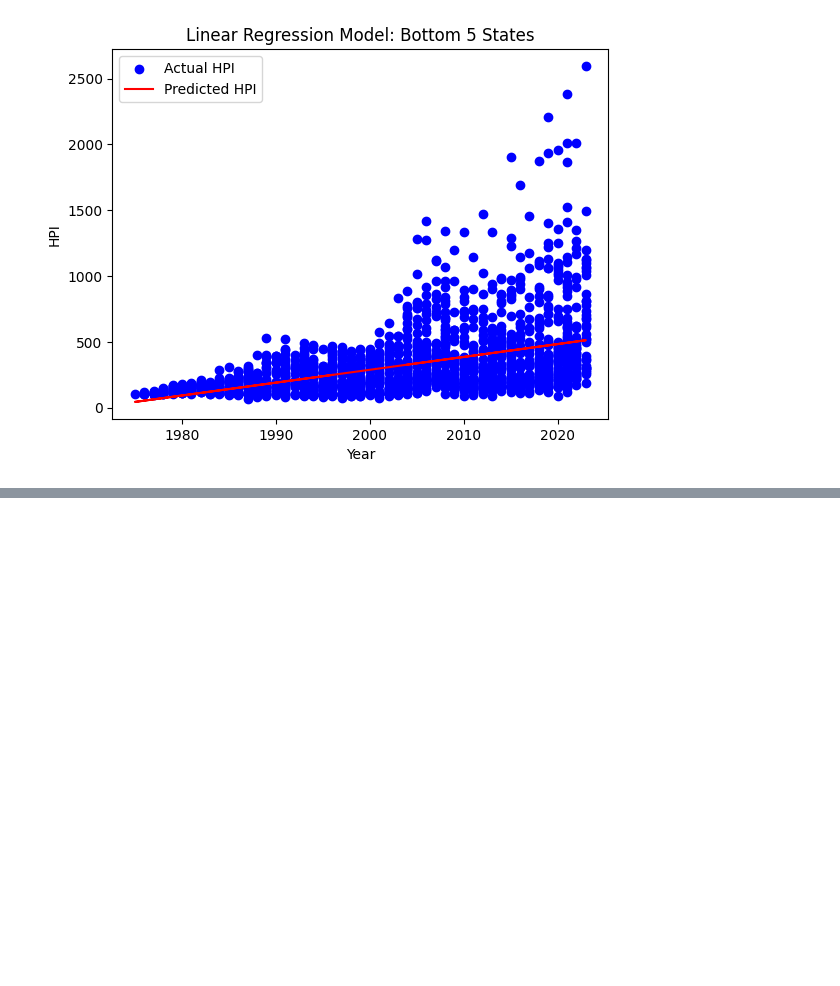
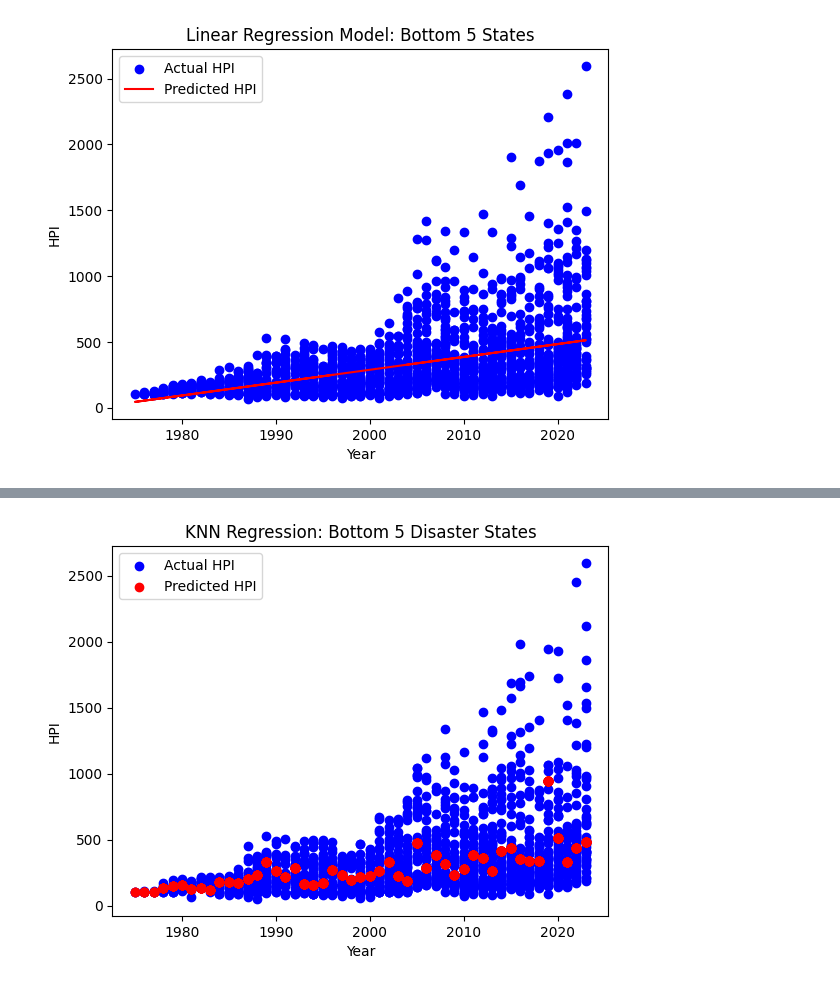
Before and after one commit to sofiadellarosa/FinalProjectDS, a Jupyter notebook: DSproject.ipynb, the cells around one changed output, grey strips where cells are left out. Saved outputs shown, nothing was run; the diff lists cells and outputs as text; code cells hidden in the pictures; blank space fills up the shorter version.

```diff
--- a/DSproject.ipynb
+++ b/DSproject.ipynb
@@ -909,0 +960,3 @@ So, if a state has an HPI of 300, its housing market has seen moderate growth. I
+# %%
+low_states_list = low_states.tolist()  # Convert Index to list
+hpi_low = hpi_df[hpi_df['state_id'].isin(low_states_list)]  # Filter by states
@@ -909,0 +1006,11 @@ So, if a state has an HPI of 300, its housing market has seen moderate growth. I
+# %%
+# Plot predictions
+plt.scatter(XTestKnn2, yTestKnn2, color='blue', label='Actual HPI')
+plt.scatter(XTestKnn2, yPredKnn2, color='red', label='Predicted HPI')
+plt.title("KNN Regression: Bottom 5 Disaster States")
+plt.xlabel("Year")
+plt.ylabel("HPI")
+plt.legend()
+plt.show()
+# %% [output]
+[figure, added]
```
Also changed, not shown: parts of 13 cells of this notebook.
